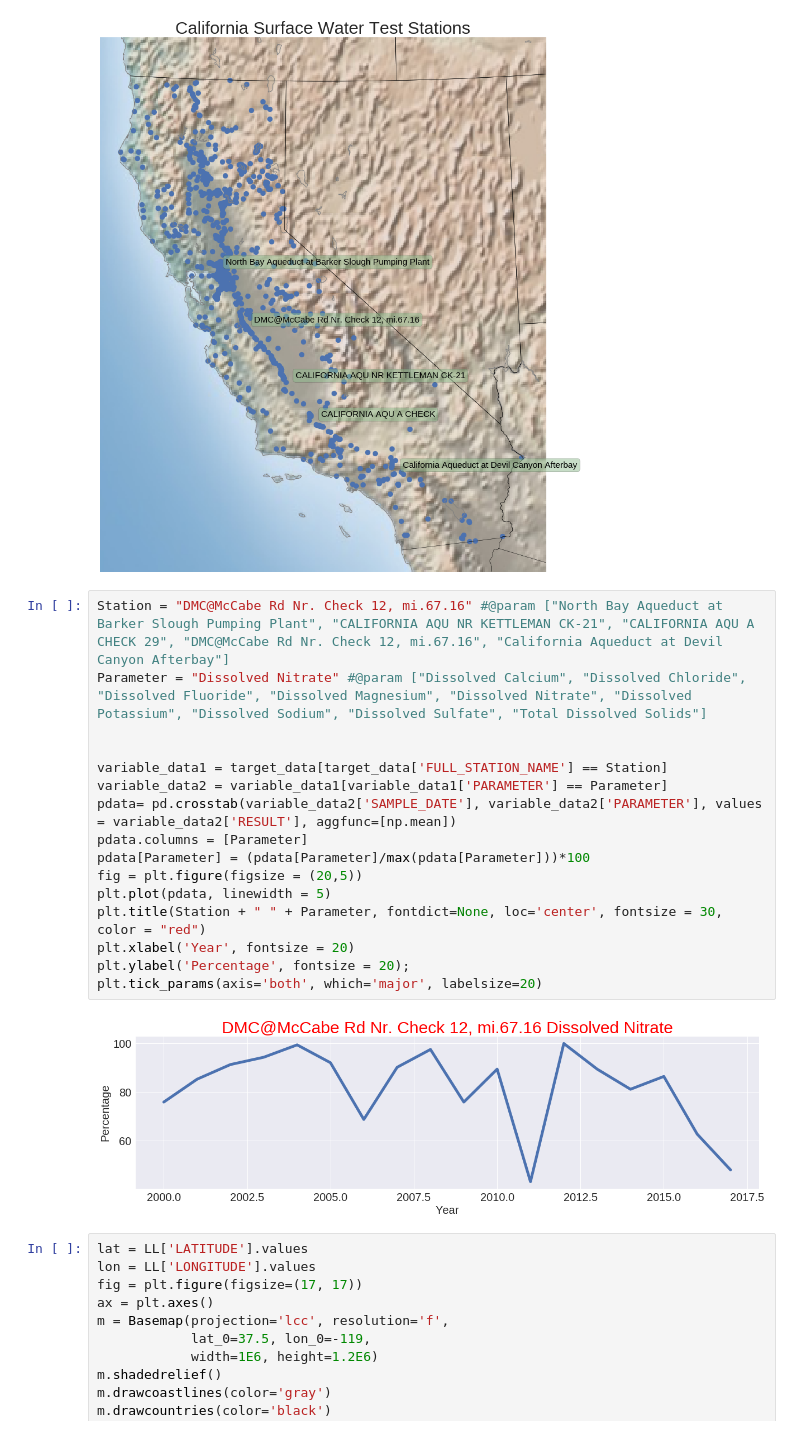
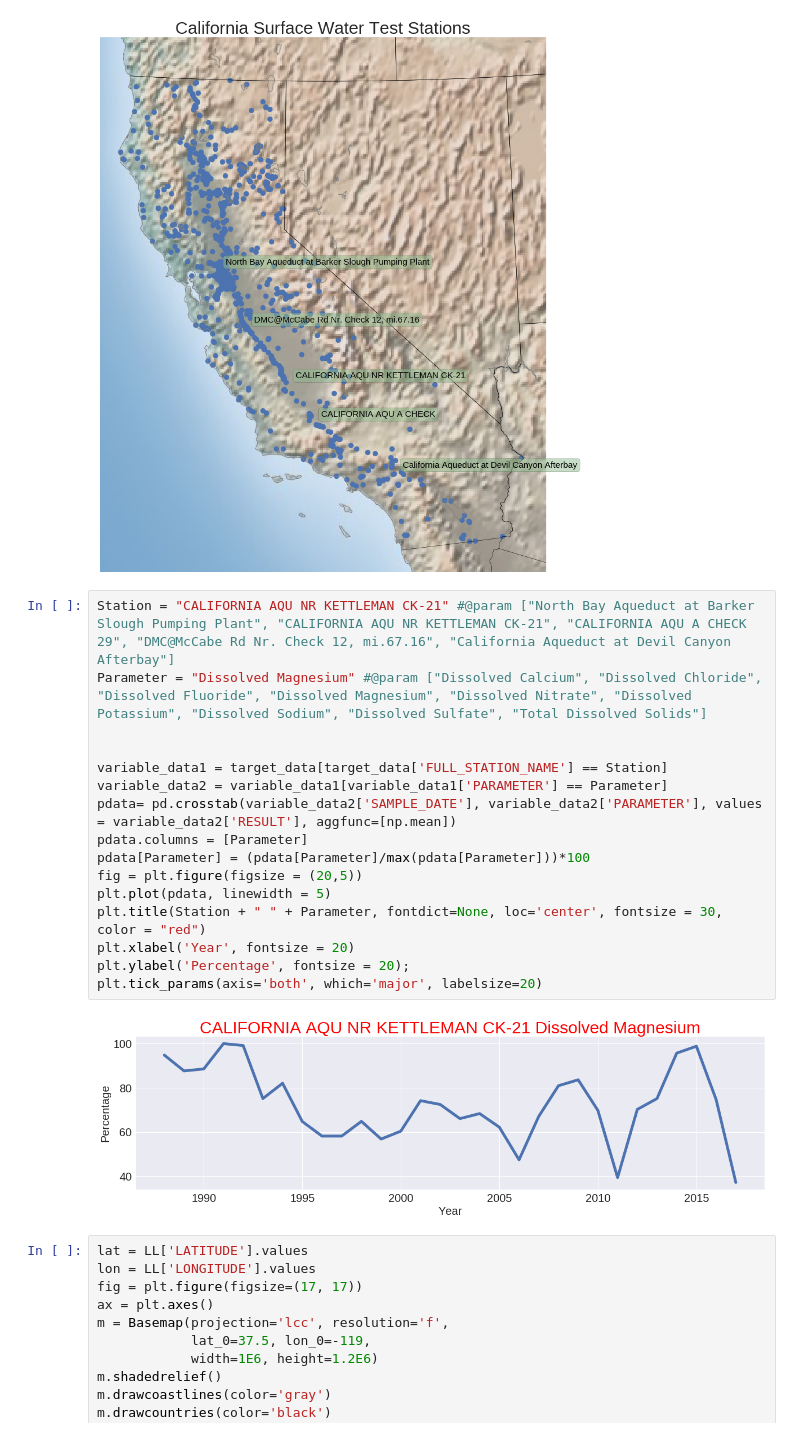
Before and after one commit to rick1270/Clayton_DS1_Projects, a Jupyter notebook: Copy_of_Clayton_DS1_Project1_CA_Water.ipynb, the cells around one changed output. Drawn from its saved outputs; the diff is of its cells as text.

```diff
--- a/Copy_of_Clayton_DS1_Project1_CA_Water.ipynb
+++ b/Copy_of_Clayton_DS1_Project1_CA_Water.ipynb
@@ -460,23 +487,23 @@ plt.title("California Surface Water Test Stations", fontdict=None, loc='center',
 # %% [output]
 [figure]
 # %%
-Station = "DMC@McCabe Rd Nr. Check 12, mi.67.16" #@param ["North Bay Aqueduct at Barker Slough Pumping Plant", "CALIFORNIA AQU NR KETTLEMAN CK-21", "CALIFORNIA AQU A CHECK 29", "DMC@McCabe Rd Nr. Check 12, mi.67.16", "California Aqueduct at Devil Canyon Afterbay"]
-Parameter = "Dissolved Nitrate" #@param ["Dissolved Calcium", "Dissolved Chloride", "Dissolved Fluoride", "Dissolved Magnesium", "Dissolved Nitrate", "Dissolved Potassium", "Dissolved Sodium", "Dissolved Sulfate", "Total Dissolved Solids"]
+Station = "CALIFORNIA AQU NR KETTLEMAN CK-21" #@param ["North Bay Aqueduct at Barker Slough Pumping Plant", "CALIFORNIA AQU NR KETTLEMAN CK-21", "CALIFORNIA AQU A CHECK 29", "DMC@McCabe Rd Nr. Check 12, mi.67.16", "California Aqueduct at Devil Canyon Afterbay"]
+Parameter = "Dissolved Magnesium" #@param ["Dissolved Calcium", "Dissolved Chloride", "Dissolved Fluoride", "Dissolved Magnesium", "Dissolved Nitrate", "Dissolved Potassium", "Dissolved Sodium", "Dissolved Sulfate", "Total Dissolved Solids"]
 
 
 variable_data1 = target_data[target_data['FULL_STATION_NAME'] == Station]
 variable_data2 = variable_data1[variable_data1['PARAMETER'] == Parameter]
 pdata= pd.crosstab(variable_data2['SAMPLE_DATE'], variable_data2['PARAMETER'], values = variable_data2['RESULT'], aggfunc=[np.mean])
 pdata.columns = [Parameter]
 pdata[Parameter] = (pdata[Parameter]/max(pdata[Parameter]))*100
 fig = plt.figure(figsize = (20,5))
 plt.plot(pdata, linewidth = 5)
 plt.title(Station + " " + Parameter, fontdict=None, loc='center', fontsize = 30, color = "red")
 plt.xlabel('Year', fontsize = 20)
 plt.ylabel('Percentage', fontsize = 20);
 plt.tick_params(axis='both', which='major', labelsize=20)
 # %% [output]
-[figure, old version]
+[figure, new version]
 # %%
 lat = LL['LATITUDE'].values
 lon = LL['LONGITUDE'].values
```
Also changed, not shown: parts of 10 cells of this notebook.
